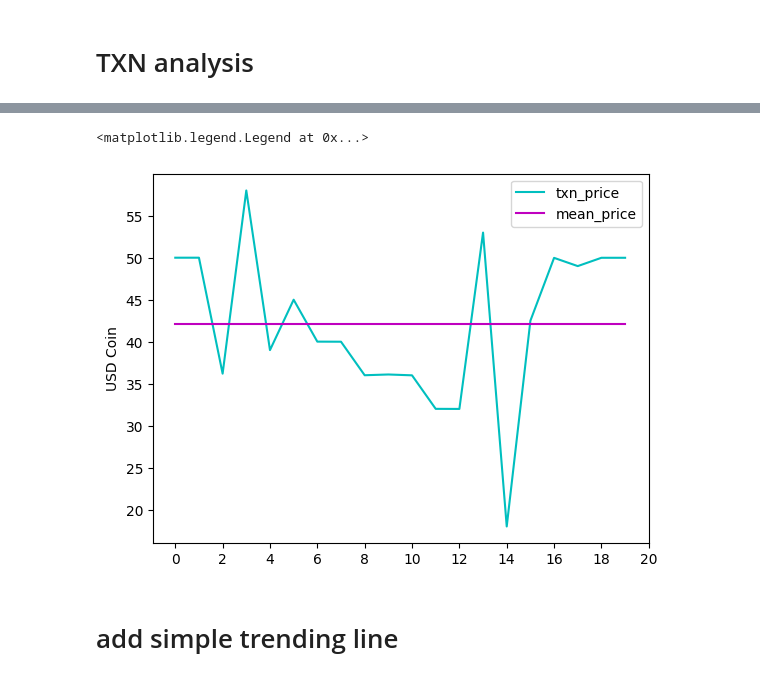
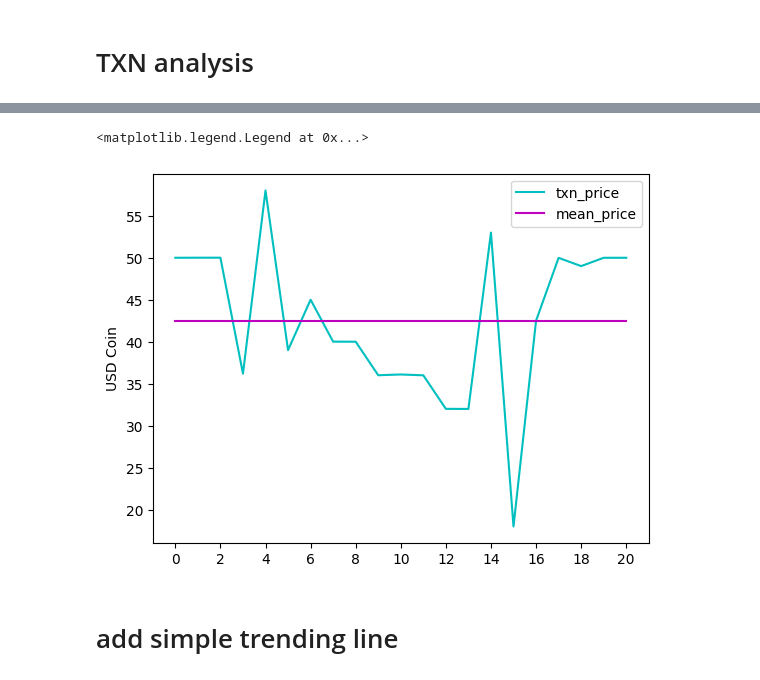
Before and after one commit to The-Alchemist-Project/NFT-Spyder, a Jupyter notebook: shyft_api.ipynb, the cells around one changed output, grey strips where cells are left out. Drawn from its saved outputs; the diff is of its cells as text; code cells hidden in the pictures.

```diff
--- a/shyft_api.ipynb
+++ b/shyft_api.ipynb
@@ -226,16 +258,16 @@ tx_df
 # %%
 fig, ax = plt.subplots()
 
 ax.plot(tx_df.value_ea, c='c', label="txn_price")
-ax.plot([tx_df.value_ea.mean()] * 20, c='m', label="mean_price")
+ax.plot([tx_df.value_ea.mean()] * len(fee_ls), c='m', label="mean_price")
 
-ax.set_xticks(np.arange(0, 21, 2))
+ax.set_xticks(np.arange(0, len(fee_ls), 2))
 ax.set_ylabel('USD Coin')
 
 ax.legend()
 # %% [output]
 <matplotlib.legend.Legend at 0x...>
-[figure, old version]
+[figure, new version]
 # %% [markdown]
 # add simple trending line
 # %%
```
Also changed, not shown: parts of 17 cells of this notebook.
